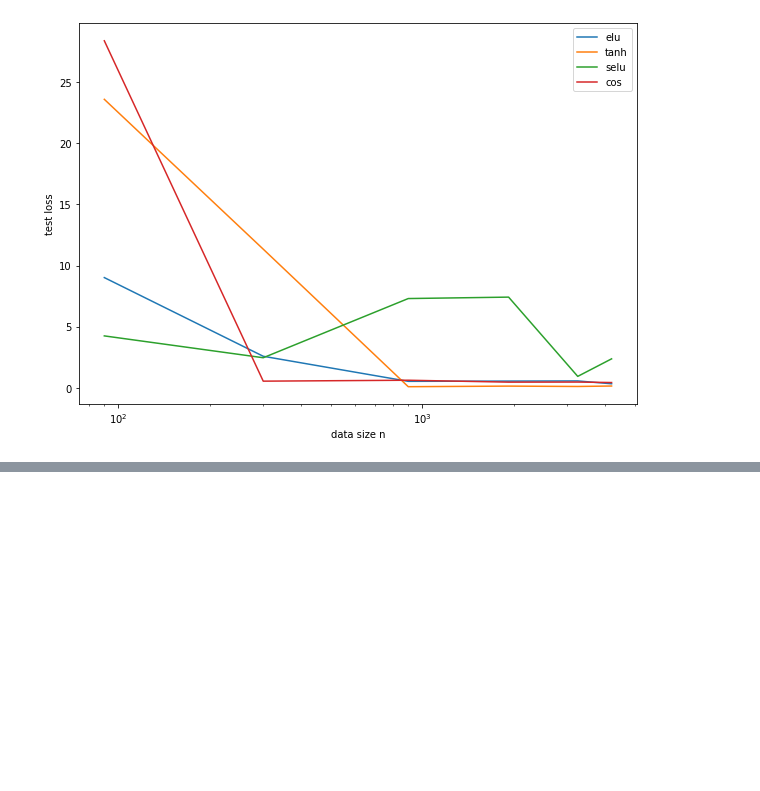
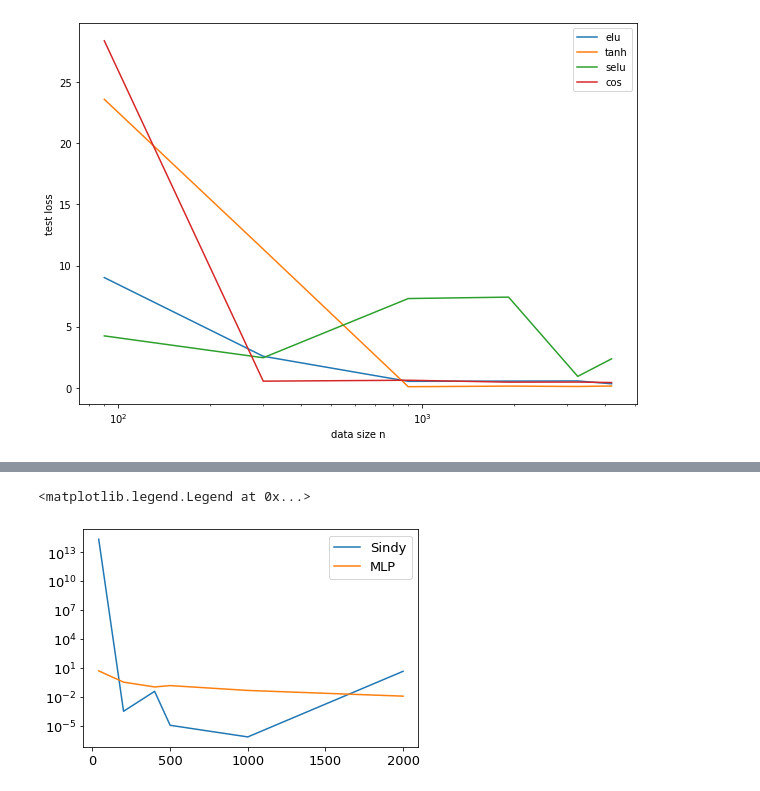
Before and after one commit to kyrxanthos/NN_dynamical_systems, a Jupyter notebook: plot_machine_runs.ipynb, the cells around one changed output, grey strips where cells are left out. Cells and saved outputs as stored; diff of their text form; code cells hidden in the pictures; blank space fills up the shorter version.

Commit message:
approx machine runs

```diff
--- a/plot_machine_runs.ipynb
+++ b/plot_machine_runs.ipynb
@@ -224,3 +224,10 @@ plt.ylabel('test loss')
 # %% [output]
 Text(0, 0.5, 'test loss')
 [figure]
+# %%
+path = 'Machine_Experiments/approx/approx_results.csv'
+df = pd.read_csv(path)
+df = df.drop(columns=['Unnamed: 0'])
+df['S_err'] = np.power(np.square(df['mse_sindy_x1']) + np.square(df['mse_sindy_x2']), 0.5)
+df['M_err'] = np.power(np.square(df['mse_mlp_x1']) + np.square(df['mse_mlp_x2']), 0.5)
+df
@@ -226,0 +252,9 @@ Text(0, 0.5, 'test loss')
+# %%
+df_small = df[df['traj'] == 500]
+plt.plot(df_small['n'], df_small['S_err'], label = 'Sindy')
+plt.plot(df_small['n'], df_small['M_err'], label = 'MLP')
+plt.yscale('log')
+plt.legend()
+# %% [output]
+<matplotlib.legend.Legend at 0x...>
+[figure, added]
```
Also changed, not shown: parts of 5 cells of this notebook.
